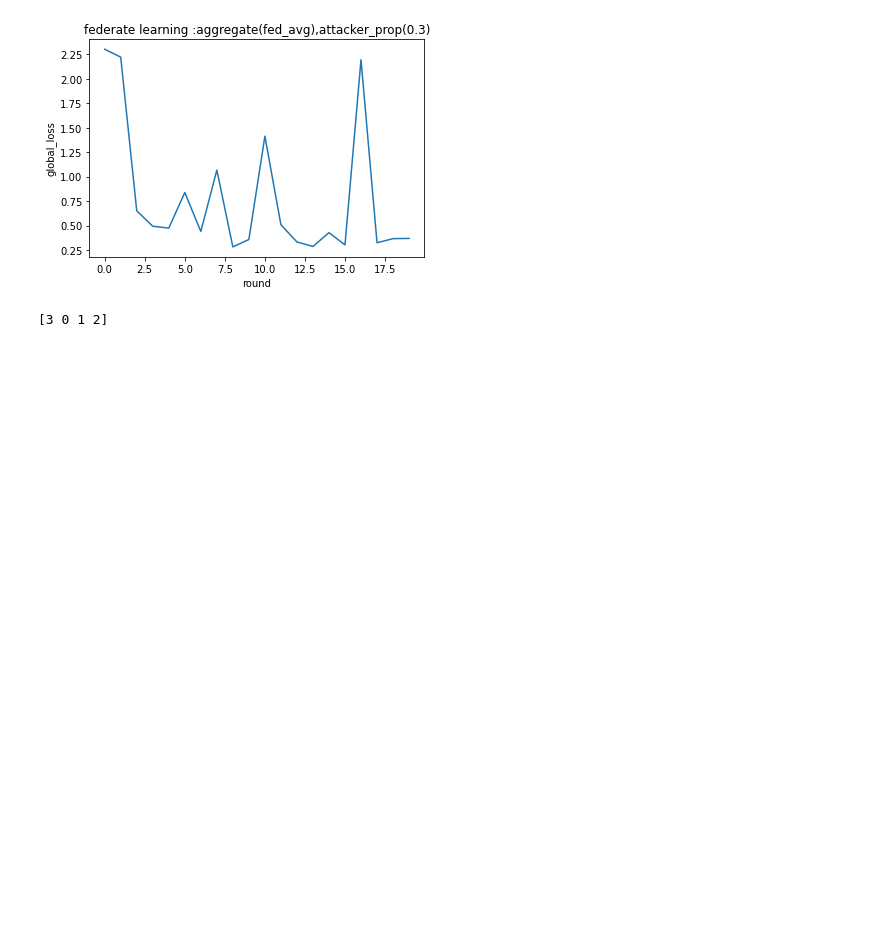
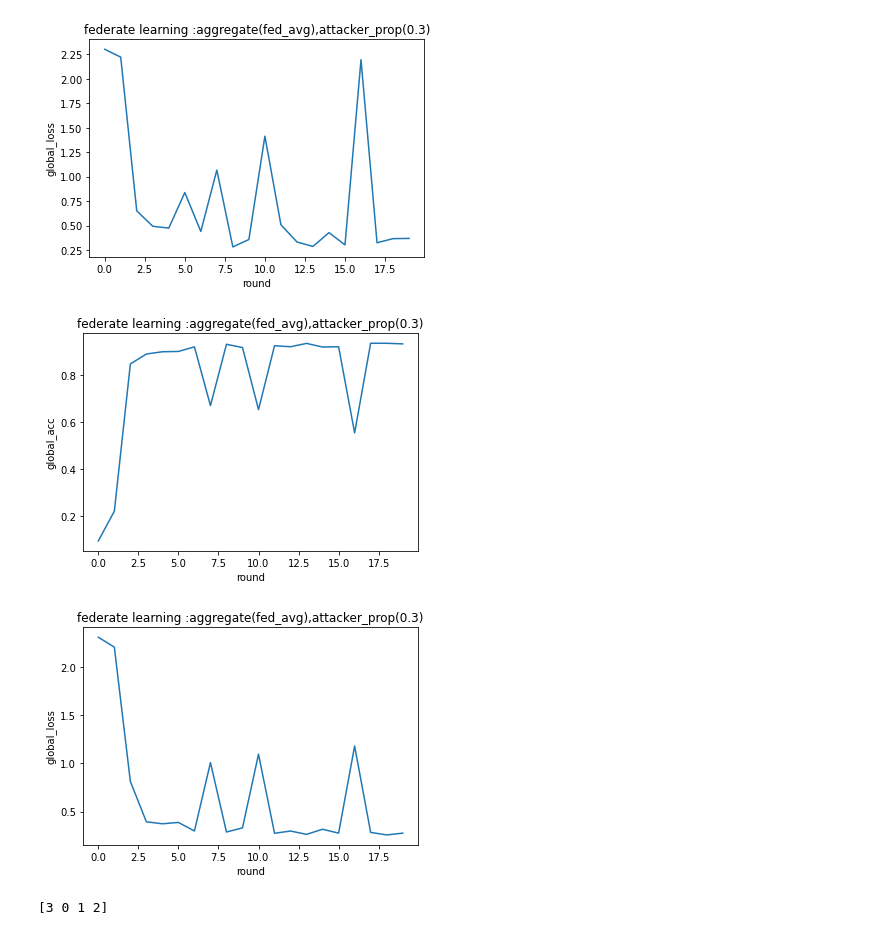
Before and after one commit to kang-ning-code/federate-learning-computing-market, a Jupyter notebook: federate_learning_with_blockchain/client_module/visual.ipynb, the cells around one changed output. Saved outputs shown, nothing was run; the diff lists cells and outputs as text; code cells hidden in the pictures; blank space fills up the shorter version.

```diff
--- a/federate_learning_with_blockchain/client_module/visual.ipynb
+++ b/federate_learning_with_blockchain/client_module/visual.ipynb
@@ -34,6 +34,14 @@ draw_plot(df['round'],df['global_loss'],ylabel='global_loss',attacker_prop=0.3)
 # %% [output]
 [figure]
 [figure]
+# %%
+PATH = r'.\reports\results\2022-03-07_13-36-43@npart10_lr0.01_bs10_ep5_mnist_2nn.csv'
+df = pd.read_csv(PATH)
+draw_plot(df['round'],df['global_acc'],ylabel='global_acc',attacker_prop=0.3)
+draw_plot(df['round'],df['global_loss'],ylabel='global_loss',attacker_prop=0.3)
+# %% [output]
+[figure, added]
+[figure, added]
 # %%
 accs = [0.5,0.9,0.8,0.6]
 import numpy as np
```
Also changed, not shown: 7 other files.
